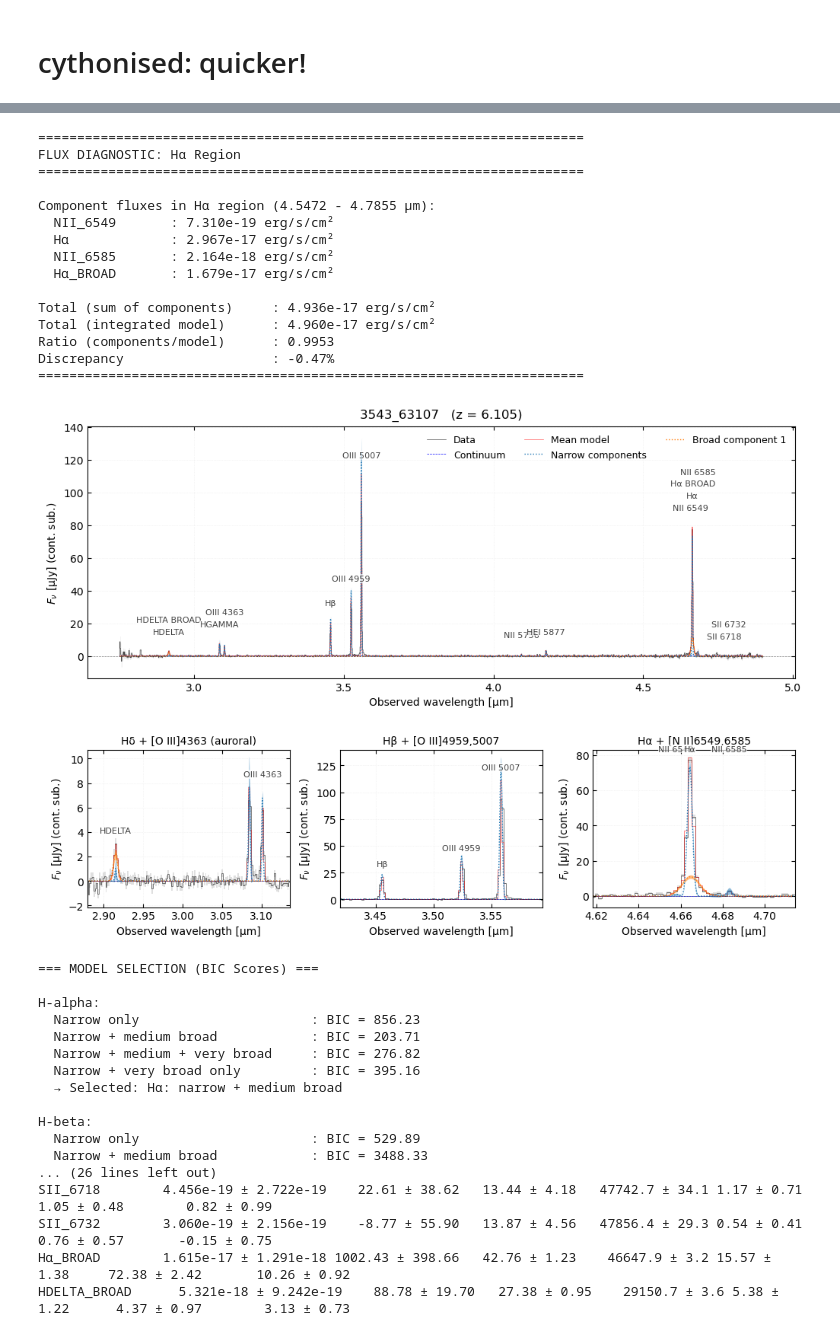
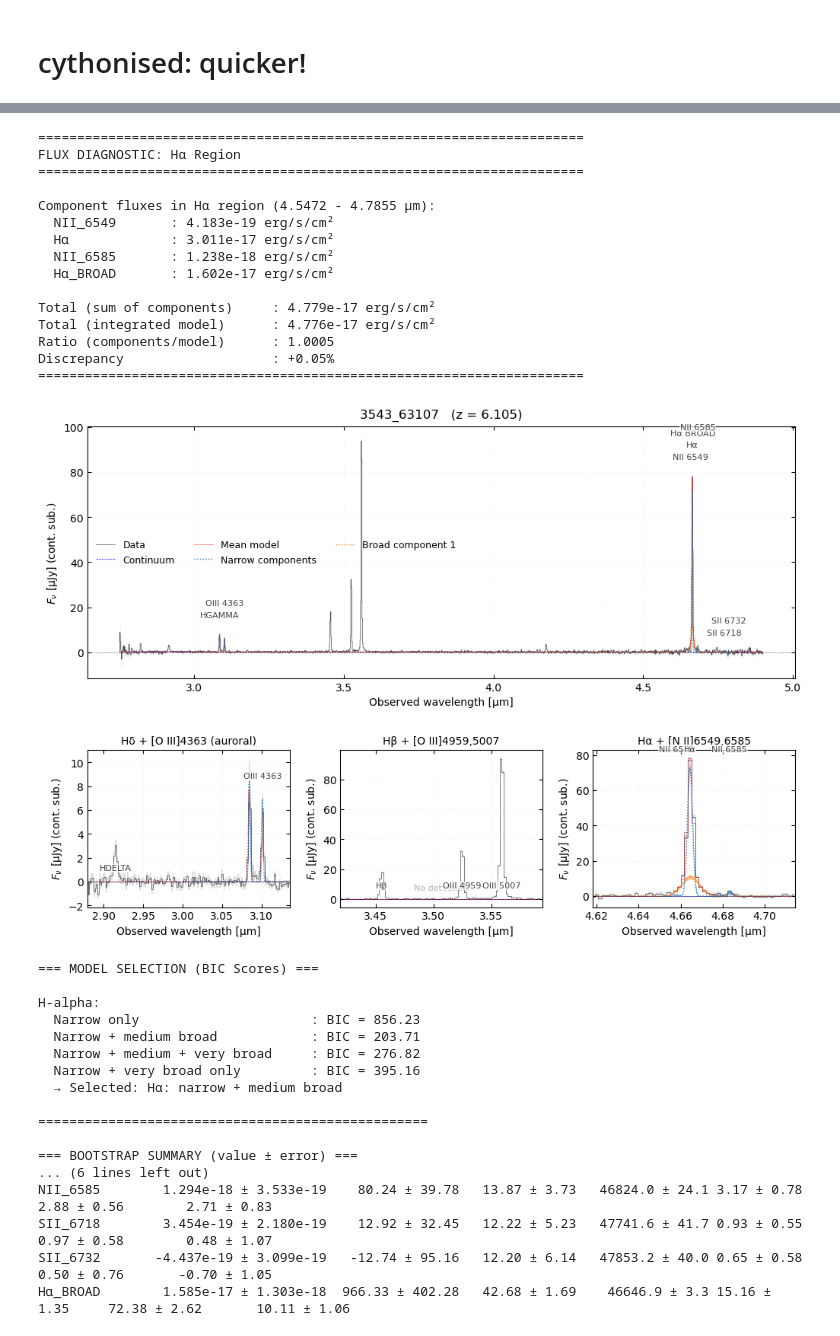
Before and after one commit to raunaq-rai/pyRSR, a Jupyter notebook: docs/notebooks/broad_line_example.ipynb, the cells around one changed output, grey strips where cells are left out. Cells and saved outputs as stored; diff of their text form; code cells hidden in the pictures.

Commit message:
fitting windows update - now able to mask out noisy regions

```diff
--- a/docs/notebooks/broad_line_example.ipynb
+++ b/docs/notebooks/broad_line_example.ipynb
@@ -256,6 +256,7 @@ boot = broad_fit(
     show_progress=True,
     save_path=None,
     lines_to_use=None,
+    fit_window_um=[(3,3.2),(4.5,4.8)],
     plot_continuum_subtracted = True,
     broad_mode="auto",
     verbose=True,
@@ -284,19 +285,19 @@ Fit with lines=['HDELTA', 'HGAMMA', 'OIII_4363', 'HBETA', 'OIII_4959', 'OIII_500
 ======================================================================
 FLUX DIAGNOSTIC: Hα Region
 ======================================================================
 
 Component fluxes in Hα region (4.5472 - 4.7855 µm):
-  NII_6549       : 7.310e-19 erg/s/cm²
-  H⍺             : 2.967e-17 erg/s/cm²
-  NII_6585       : 2.164e-18 erg/s/cm²
-  H⍺_BROAD       : 1.679e-17 erg/s/cm²
+  NII_6549       : 4.183e-19 erg/s/cm²
+  H⍺             : 3.011e-17 erg/s/cm²
+  NII_6585       : 1.238e-18 erg/s/cm²
+  H⍺_BROAD       : 1.602e-17 erg/s/cm²
 
-Total (sum of components)     : 4.936e-17 erg/s/cm²
-Total (integrated model)      : 4.960e-17 erg/s/cm²
-Ratio (components/model)      : 0.9953
-Discrepancy                   : -0.47%
+Total (sum of components)     : 4.779e-17 erg/s/cm²
+Total (integrated model)      : 4.776e-17 erg/s/cm²
+Ratio (components/model)      : 1.0005
+Discrepancy                   : +0.05%
 ======================================================================
-[figure, old version]
+[figure, new version]
 === MODEL SELECTION (BIC Scores) ===
 
 H-alpha:
@@ -306,11 +307,11 @@ H-alpha:
   Narrow + very broad only         : BIC = 395.16
   → Selected: Hα: narrow + medium broad
 
-H-beta:
-  Narrow only                      : BIC = 529.89
-  Narrow + medium broad            : BIC = 3488.33
-... (26 lines left out)
-SII_6718        4.456e-19 ± 2.722e-19    22.61 ± 38.62   13.44 ± 4.18   47742.7 ± 34.1 1.17 ± 0.71      1.05 ± 0.48        0.82 ± 0.99
-SII_6732        3.060e-19 ± 2.156e-19    -8.77 ± 55.90   13.87 ± 4.56   47856.4 ± 29.3 0.54 ± 0.41      0.76 ± 0.57       -0.15 ± 0.75
-H⍺_BROAD        1.615e-17 ± 1.291e-18 1002.43 ± 398.66   42.76 ± 1.23    46647.9 ± 3.2 15.57 ± 1.38     72.38 ± 2.42       10.26 ± 0.92
-HDELTA_BROAD      5.321e-18 ± 9.242e-19    88.78 ± 19.70   27.38 ± 0.95    29150.7 ± 3.6 5.38 ± 1.22      4.37 ± 0.97        3.13 ± 0.73
+==================================================
+
+=== BOOTSTRAP SUMMARY (value ± error) ===
+... (6 lines left out)
+NII_6585        1.294e-18 ± 3.533e-19    80.24 ± 39.78   13.87 ± 3.73   46824.0 ± 24.1 3.17 ± 0.78      2.88 ± 0.56        2.71 ± 0.83
+SII_6718        3.454e-19 ± 2.180e-19    12.92 ± 32.45   12.22 ± 5.23   47741.6 ± 41.7 0.93 ± 0.55      0.97 ± 0.58        0.48 ± 1.07
+SII_6732       -4.437e-19 ± 3.099e-19   -12.74 ± 95.16   12.20 ± 6.14   47853.2 ± 40.0 0.65 ± 0.58      0.50 ± 0.76       -0.70 ± 1.05
+H⍺_BROAD        1.585e-17 ± 1.303e-18  966.33 ± 402.28   42.68 ± 1.69    46646.9 ± 3.3 15.16 ± 1.35     72.38 ± 2.62       10.11 ± 1.06
```
Also changed, not shown: parts of 1 cell of this notebook, 3 other files.
